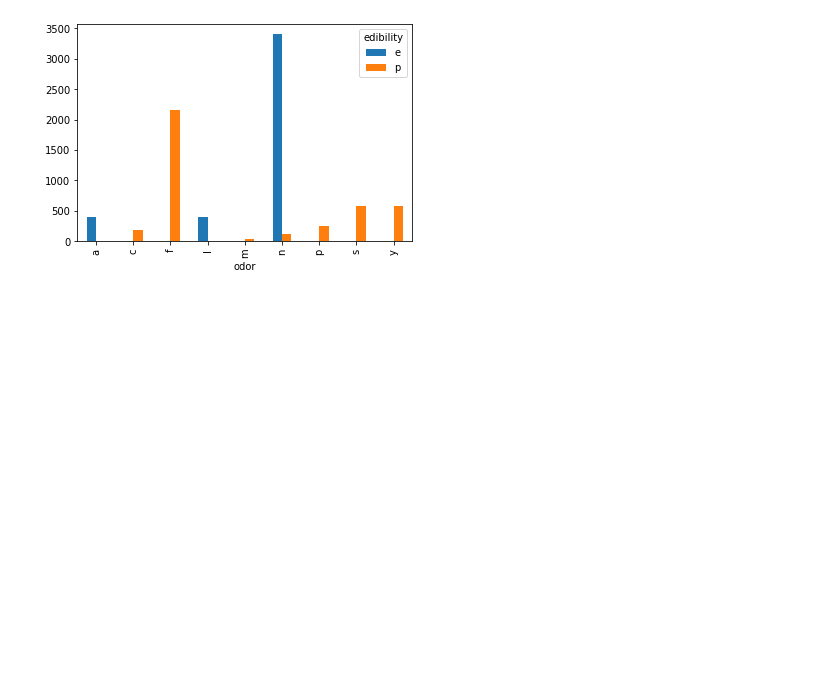
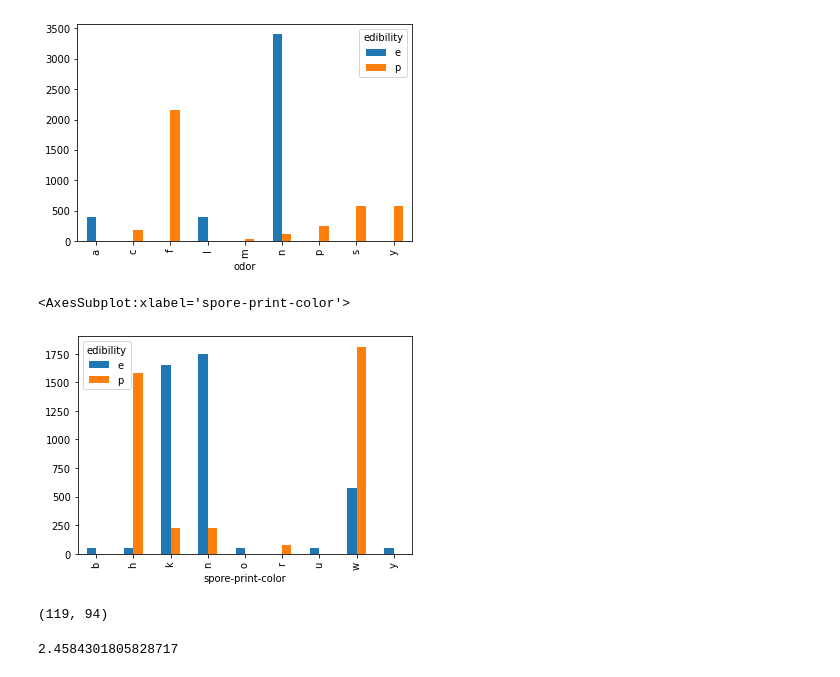
Before and after one commit to odinkvarving/Applied-machine-learning, a Jupyter notebook: Exercise 5/oving.ipynb, the cells around one changed output. Saved outputs shown, nothing was run; the diff lists cells and outputs as text; code cells hidden in the pictures; blank space fills up the shorter version.

```diff
--- a/Exercise 5/oving.ipynb
+++ b/Exercise 5/oving.ipynb
@@ -28,0 +46,25 @@ df_dc = pd.get_dummies(df, columns=['odor', 'edibility'])
+# %%
+c = df.groupby(['spore-print-color', 'edibility']).size()
+c = c.unstack()
+c.plot.bar()
+# %% [output]
+<AxesSubplot:xlabel='spore-print-color'>
+[figure, added]
+# %%
+import matplotlib.pyplot as plt
+from sklearn.feature_extraction.text import TfidfVectorizer, CountVectorizer
+vectorizer = TfidfVectorizer()
+#vectorizer = CountVectorizer()
+df_dc = pd.get_dummies(df, columns=['edibility', 'cap-shape', 'cap-surface', 'cap-color', 'bruises?', 'odor', 'gill-attachment', 'gill-spacing', 'gill-size', 'gill-color', 'stalk-shape', 'stalk-root', 'stalk-surface-above-ring', 'stalk-surface-below-ring', 'stalk-color-above-ring', 'stalk-color-below-ring', 'veil-type', 'veil-color', 'ring-number', 'ring-type', 'spore-print-color', 'population', 'habitat'])
+
+vectors = vectorizer.fit_transform(df_dc)
+
+# Show the shape of the mushroom-features matrix
+vectors.shape
+# %% [output]
+(119, 94)
+# %%
+# How sparse is the document-term matrix? (%)
+vectors.nnz / float(vectors.shape[0]*vectors.shape[1]) * 100.0
+# %% [output]
+2.4584301805828717
```
Also changed, not shown: parts of 5 cells of this notebook, 2 other files.
